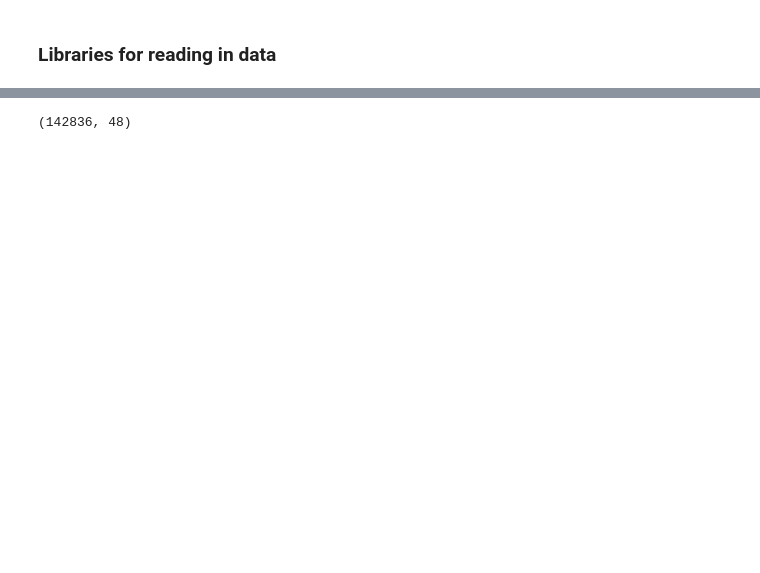
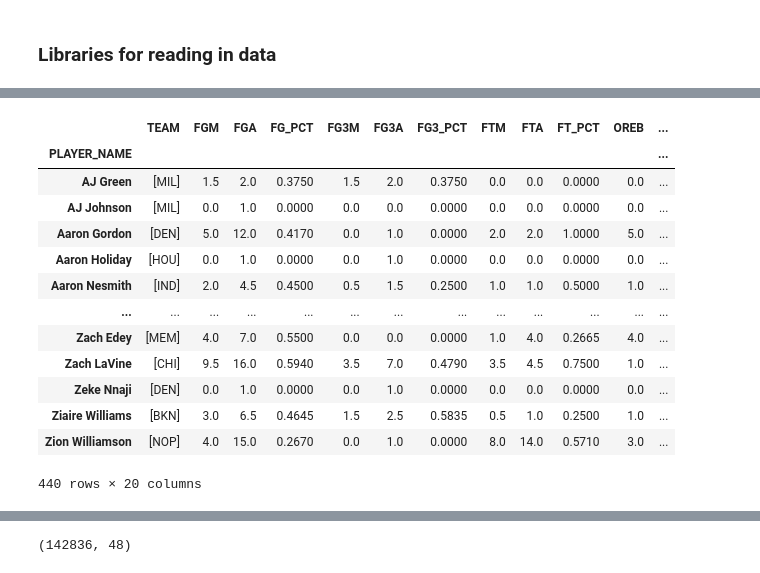
Before and after one commit to pshukl21/CollabProject, a Jupyter notebook: nbaModel.ipynb, the cells around one changed output, grey strips where cells are left out. Drawn from its saved outputs; the diff is of its cells as text; code cells hidden in the pictures; blank space fills up the shorter version.

```diff
--- a/nbaModel.ipynb
+++ b/nbaModel.ipynb
@@ -14,0 +26,21 @@ c:\Users\Matth\Desktop\CollabProject
+# %%
+# player stats in this span
+columns_to_exclue = ['Unnamed: 0', 'GAME_ID','TEAM_ID','PLAYER_ID']
+player_stats = df.groupby(by='PLAYER_NAME').agg("mean", numeric_only=True).drop(columns=columns_to_exclue)
+player_stats.insert(0,'TEAM',df.groupby(by='PLAYER_NAME')['TEAM_ABBREVIATION'].unique())
+player_stats
+# %% [output]
+|  | TEAM | FGM | FGA | FG_PCT | FG3M | FG3A | FG3_PCT | FTM | FTA | FT_PCT | OREB | ... |
+| PLAYER_NAME |  |  |  |  |  |  |  |  |  |  |  | ... |
+| AJ Green | [MIL] | 1.5 | 2.0 | 0.3750 | 1.5 | 2.0 | 0.3750 | 0.0 | 0.0 | 0.0000 | 0.0 | ... |
+| AJ Johnson | [MIL] | 0.0 | 1.0 | 0.0000 | 0.0 | 0.0 | 0.0000 | 0.0 | 0.0 | 0.0000 | 0.0 | ... |
+| Aaron Gordon | [DEN] | 5.0 | 12.0 | 0.4170 | 0.0 | 1.0 | 0.0000 | 2.0 | 2.0 | 1.0000 | 5.0 | ... |
+| Aaron Holiday | [HOU] | 0.0 | 1.0 | 0.0000 | 0.0 | 1.0 | 0.0000 | 0.0 | 0.0 | 0.0000 | 0.0 | ... |
+| Aaron Nesmith | [IND] | 2.0 | 4.5 | 0.4500 | 0.5 | 1.5 | 0.2500 | 1.0 | 1.0 | 0.5000 | 1.0 | ... |
+| ... | ... | ... | ... | ... | ... | ... | ... | ... | ... | ... | ... | ... |
+| Zach Edey | [MEM] | 4.0 | 7.0 | 0.5500 | 0.0 | 0.0 | 0.0000 | 1.0 | 4.0 | 0.2665 | 4.0 | ... |
+| Zach LaVine | [CHI] | 9.5 | 16.0 | 0.5940 | 3.5 | 7.0 | 0.4790 | 3.5 | 4.5 | 0.7500 | 1.0 | ... |
+| Zeke Nnaji | [DEN] | 0.0 | 1.0 | 0.0000 | 0.0 | 1.0 | 0.0000 | 0.0 | 0.0 | 0.0000 | 0.0 | ... |
+| Ziaire Williams | [BKN] | 3.0 | 6.5 | 0.4645 | 1.5 | 2.5 | 0.5835 | 0.5 | 1.0 | 0.2500 | 1.0 | ... |
+| Zion Williamson | [NOP] | 4.0 | 15.0 | 0.2670 | 0.0 | 1.0 | 0.0000 | 8.0 | 14.0 | 0.5710 | 3.0 | ... |
+440 rows × 20 columns
```
Also changed, not shown: parts of 8 cells of this notebook.
